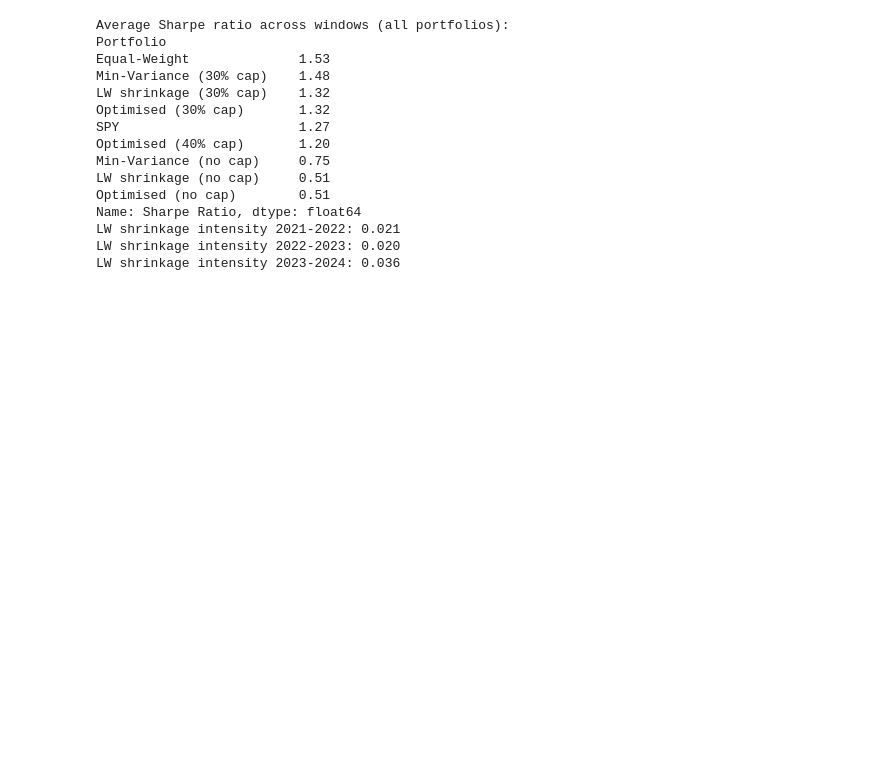
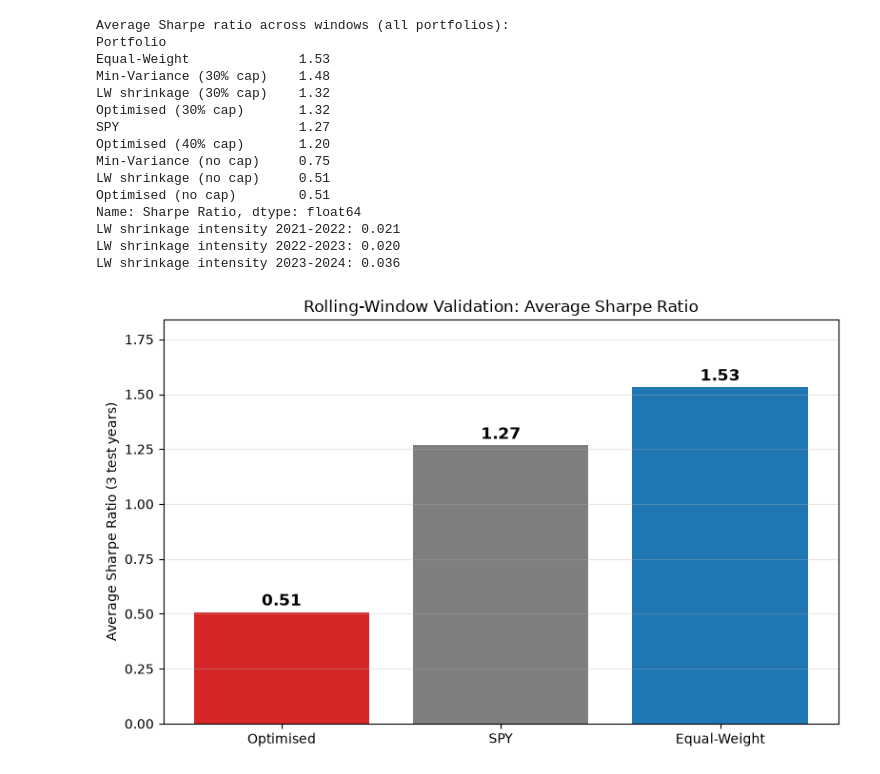
Before and after one commit to nsovohope62/portfolio-optimisation, a Jupyter notebook: notebooks/01_data_exploration.ipynb, the cells around one changed output. Saved outputs shown, nothing was run; the diff lists cells and outputs as text; code cells hidden in the pictures; blank space fills up the shorter version.

Commit message:
Add rolling-window Sharpe ratio bar chart

```diff
--- a/notebooks/01_data_exploration.ipynb
+++ b/notebooks/01_data_exploration.ipynb
@@ -1194,3 +1194,23 @@ Name: Sharpe Ratio, dtype: float64
 LW shrinkage intensity 2021-2022: 0.021
 LW shrinkage intensity 2022-2023: 0.020
 LW shrinkage intensity 2023-2024: 0.036
+# %%
+df = pd.read_csv("../results/rolling_window_comparison.csv")
+avg = df.groupby("Portfolio")["Sharpe Ratio"].mean().sort_values()
+
+fig, ax = plt.subplots(figsize=(8, 5))
+bars = ax.bar(avg.index, avg.values, color=["#d62728", "#7f7f7f", "#1f77b4"][:len(avg)])
+
+for bar, val in zip(bars, avg.values):
+    ax.text(bar.get_x() + bar.get_width() / 2, val + 0.03, f"{val:.2f}",
+            ha="center", fontsize=12, fontweight="bold")
+
+ax.set_ylabel("Average Sharpe Ratio (3 test years)")
+ax.set_title("Rolling-Window Validation: Average Sharpe Ratio")
+ax.set_ylim(0, avg.max() * 1.2)
+ax.grid(axis="y", alpha=0.3)
+plt.tight_layout()
+plt.savefig("../results/rolling_sharpe_bar.png", dpi=200)
+plt.show()
+# %% [output]
+[figure, added]
```
Also changed, not shown: 1 other file.
